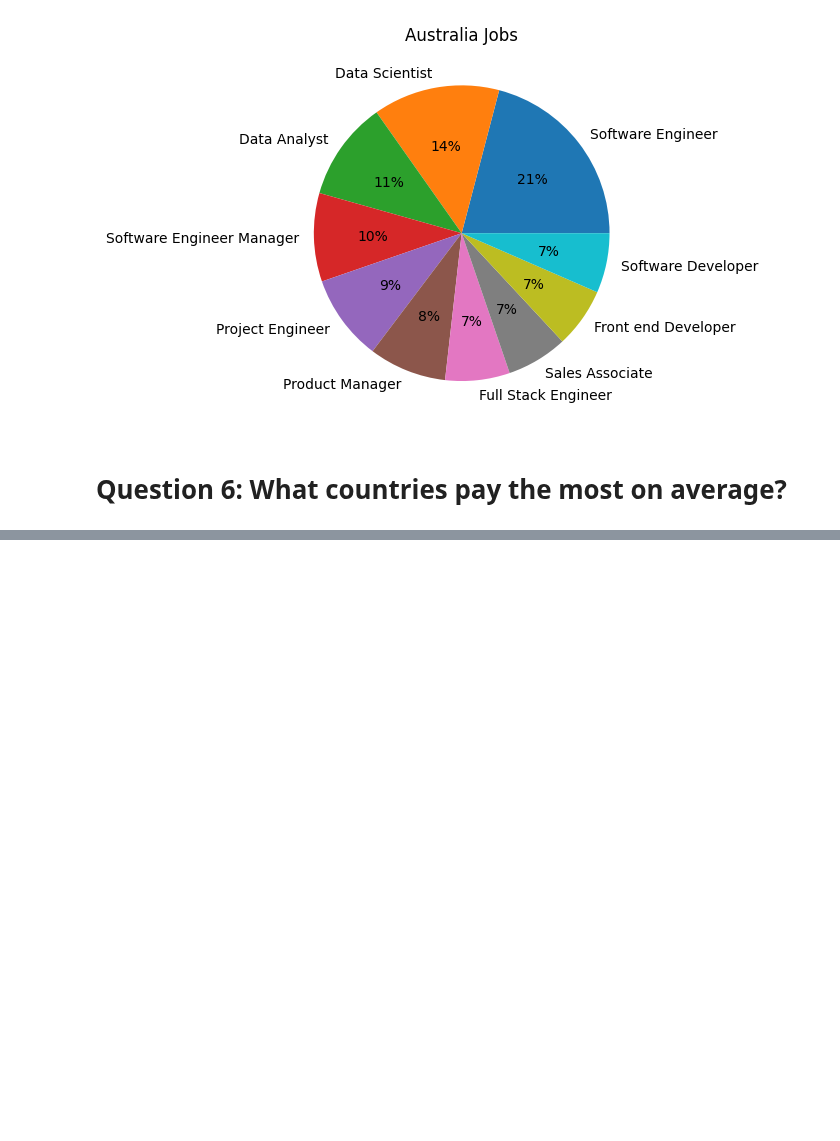
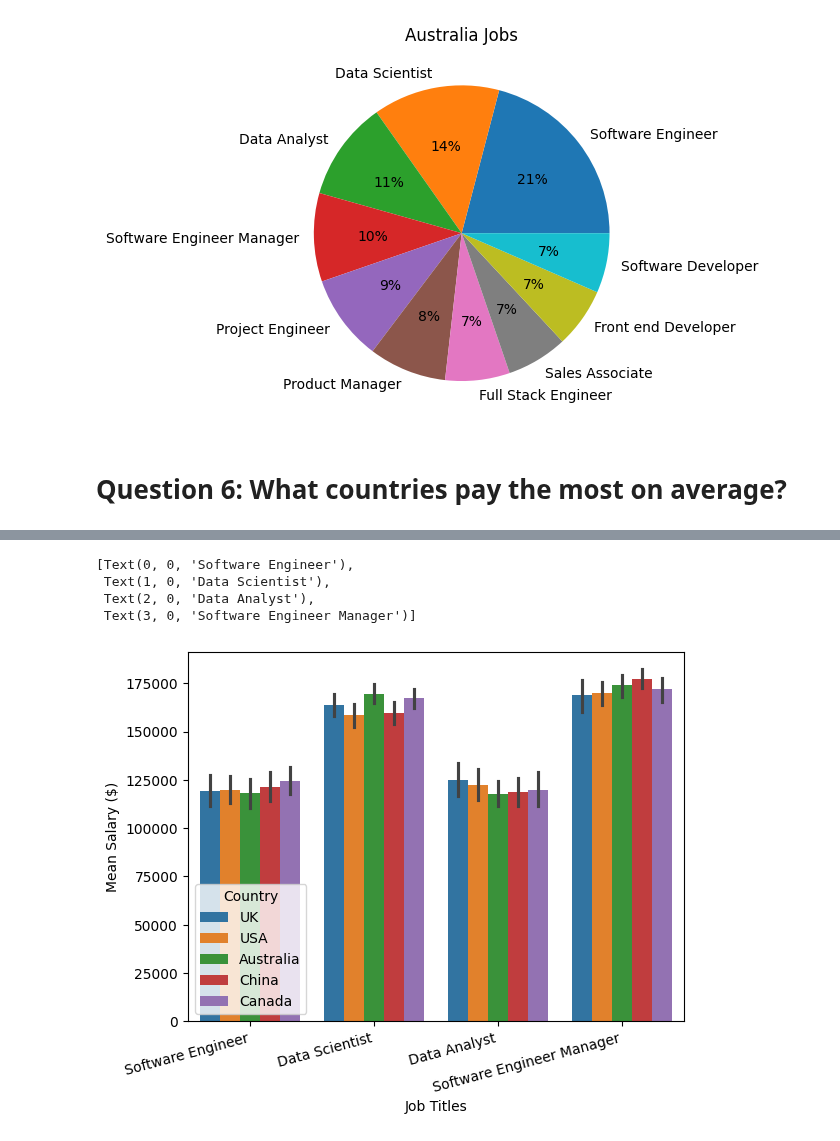
Before and after one commit to AbhijayPaul/HackTheHood-Final, a Jupyter notebook: HtHFinal.ipynb, the cells around one changed output, grey strips where cells are left out. Saved outputs shown, nothing was run; the diff lists cells and outputs as text; code cells hidden in the pictures; blank space fills up the shorter version.

```diff
--- a/HtHFinal.ipynb
+++ b/HtHFinal.ipynb
@@ -697,0 +804,9 @@ plt.pie(AUdata, labels=AUdata.index, autopct='%.0f%%')
+# %%
+CountryJTComp = ["Software Engineer", "Data Scientist", "Data Analyst", "Software Engineer Manager"]
+# %%
+CountryDataFrame = pandas.DataFrame()
+
+for i in range(len(CountryJTComp)):
+    CountryDataFrame = pandas.concat([CountryDataFrame, salaryData[(salaryData["Job Title"] == CountryJTComp[i])]])
+
+CountryDataFrame
@@ -697,0 +873,12 @@ plt.pie(AUdata, labels=AUdata.index, autopct='%.0f%%')
+# %%
+countryCompBarGraph = seaborn.barplot(x = CountryDataFrame["Job Title"], y = CountryDataFrame["Salary"], hue = CountryDataFrame["Country"])
+# for i in range(5):
+#     countryCompBarGraph.bar_label(countryCompBarGraph.containers[i])
+countryCompBarGraph.set(xlabel = "Job Titles", ylabel = "Mean Salary ($)")
+countryCompBarGraph.set_xticklabels(countryCompBarGraph.get_xticklabels(), rotation=15, ha="right")
+# %% [output]
+[Text(0, 0, 'Software Engineer'),
+ Text(1, 0, 'Data Scientist'),
+ Text(2, 0, 'Data Analyst'),
+ Text(3, 0, 'Software Engineer Manager')]
+[figure, added]
```
Also changed, not shown: parts of 18 cells of this notebook.
